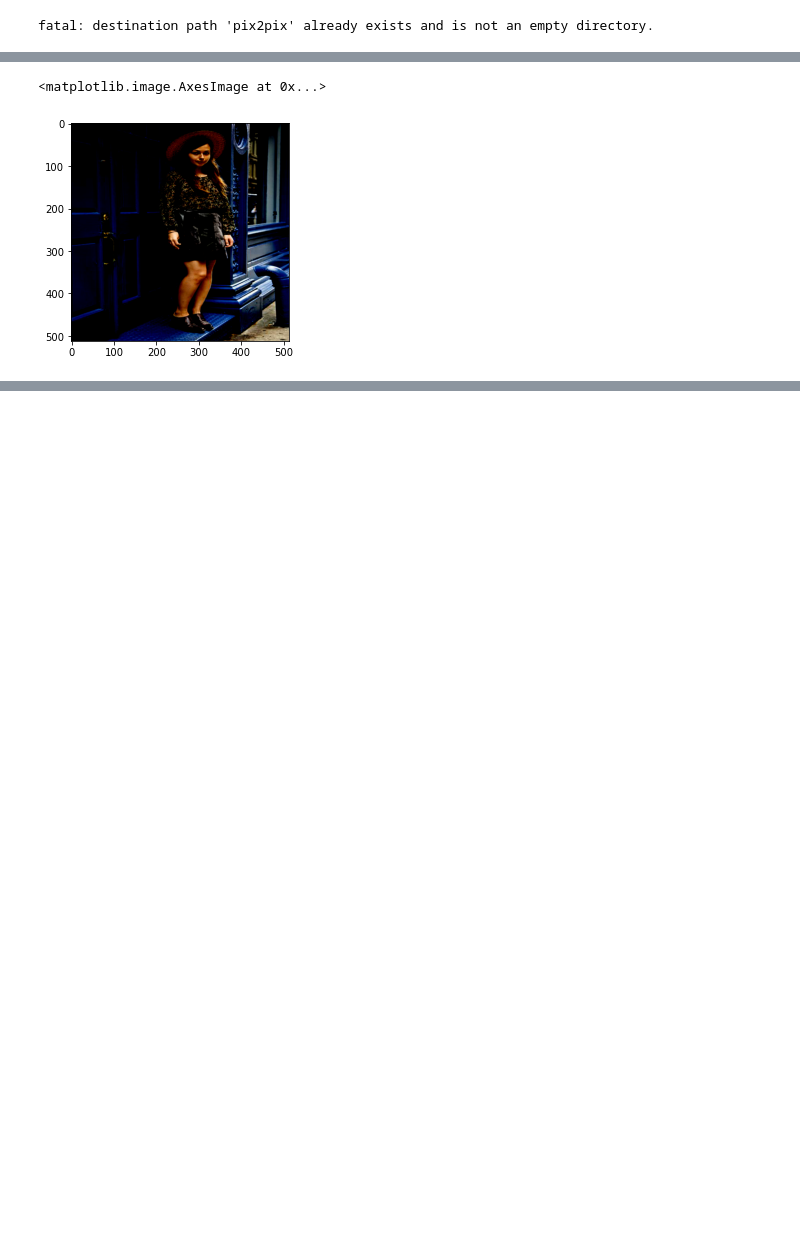
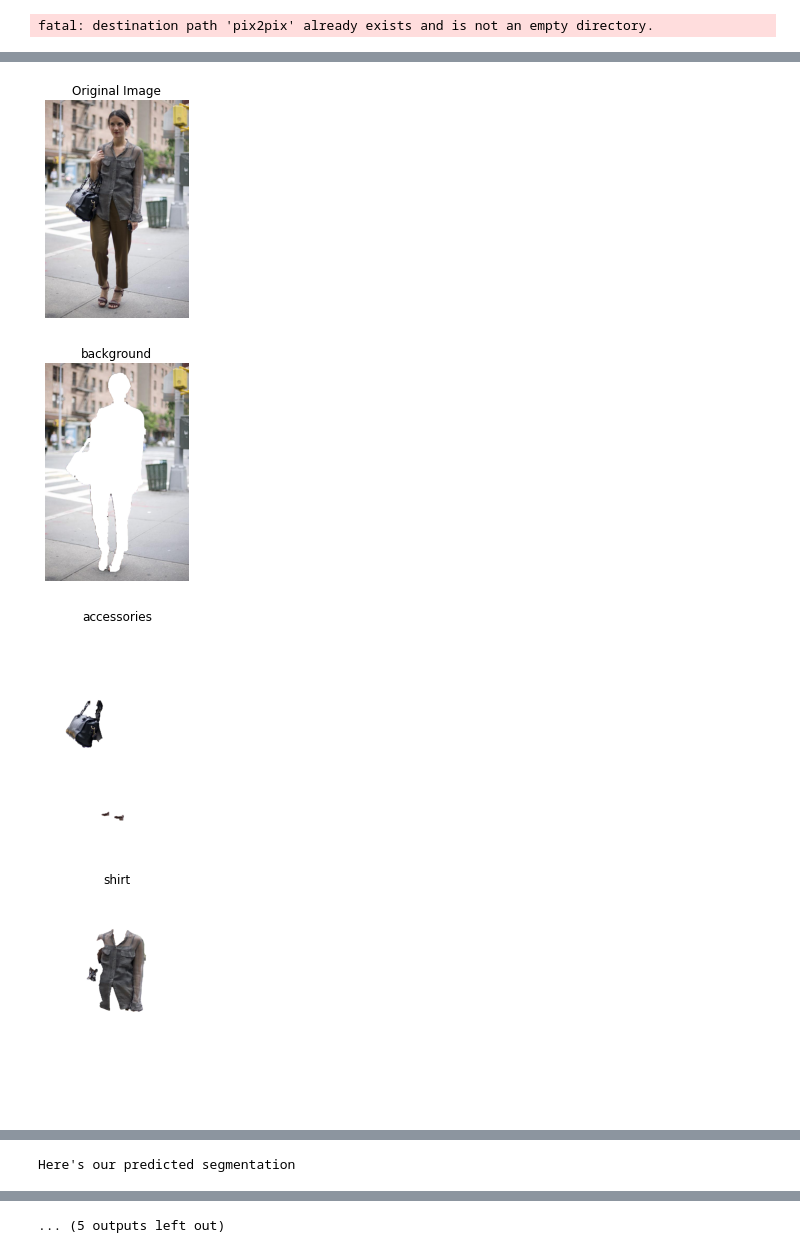
Before and after one commit to ASabryMazroua/pix2pix, a Jupyter notebook: trainer.ipynb, the cells around one changed output, grey strips where cells are left out. Saved outputs shown, nothing was run; the diff lists cells and outputs as text; code cells hidden in the pictures; blank space fills up the shorter version.

Commit message:
Creating test functions to show the results

```diff
--- a/trainer.ipynb
+++ b/trainer.ipynb
@@ -258,3 +67,3 @@ for batch_i, (imgs_A, imgs_B) in enumerate(gan.data_loader.load_batch(1)):
 # %%
-plt.imshow(imgs_A[0])
+random_test()
 # %% [output]
@@ -261,0 +72,4 @@ Clipping input data to the valid range for imshow with RGB data ([0..1] for floa
+[figure, new version]
+[figure, added]
+[figure, added]
+[figure, added]
@@ -262,2 +80 @@ Clipping input data to the valid range for imshow with RGB data ([0..1] for floa
-<matplotlib.image.AxesImage at 0x...>
+Here's our predicted segmentation
-[figure, old version]
@@ -263,0 +83 @@ Clipping input data to the valid range for imshow with RGB data ([0..1] for floa
+... (5 outputs left out)
```
Also changed, not shown: parts of 15 cells of this notebook, 5 other files.
